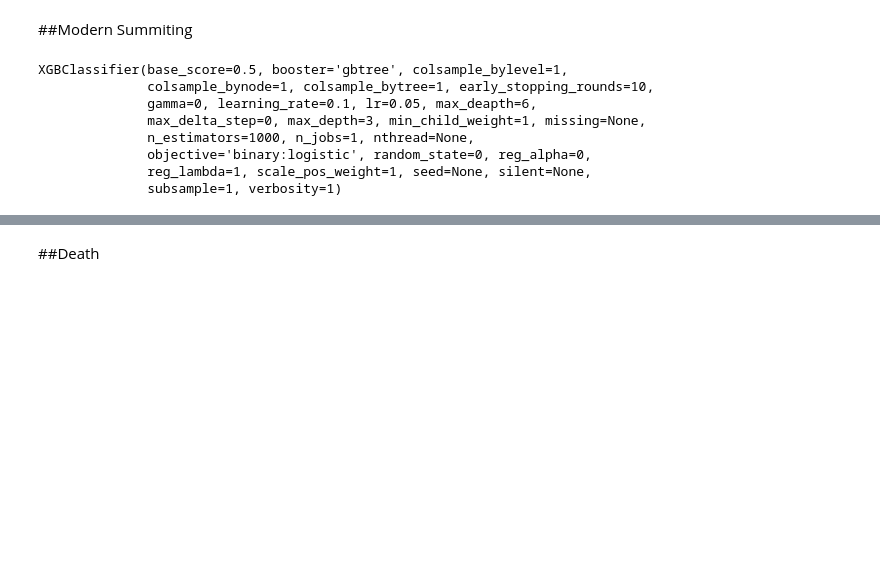
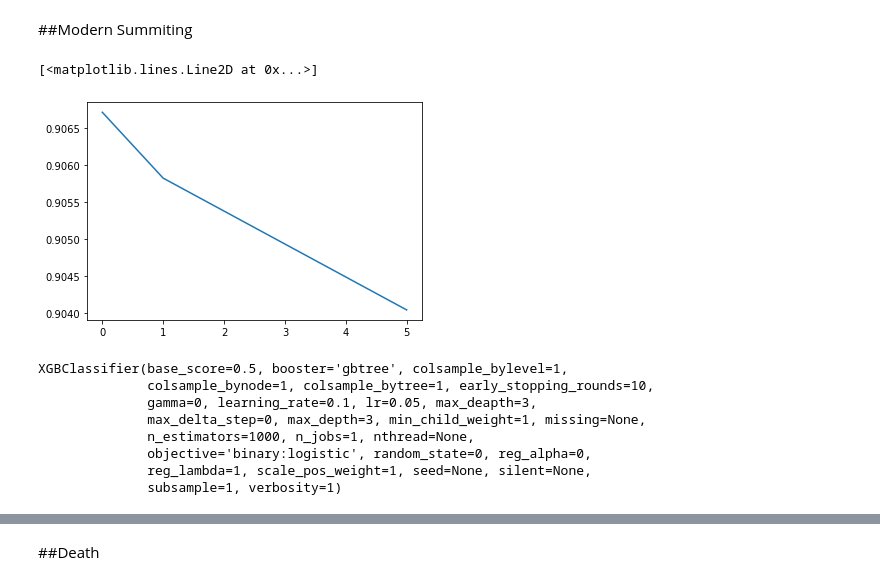
Before and after one commit to Benjamincollins42/everest_pred_proj, a Jupyter notebook: modeling.ipynb, the cells around one changed output, grey strips where cells are left out. Cells and saved outputs as stored; diff of their text form; code cells hidden in the pictures; blank space fills up the shorter version.

Commit message:
Optimised modern summiting model for accuracy

```diff
--- a/modeling.ipynb
+++ b/modeling.ipynb
@@ -152,20 +152,49 @@ F-measure: 0.9117505995203837
 X_mod_summit_train,X_mod_summit_valid,y_mod_summit_train,y_mod_summit_valid = (
     train_test_split(X_mod, y_mod_summit, train_size=0.8, test_size=0.2,
                      random_state=0))
+# %%
+# model tuning
+# n_estimators 650 peak
+# early stopping rounds has no effect, keeping default
+# lr no effect keeping 0.05
+# subsample around 0.86
+# colsample_bytree around 0.65
+# gamma 0 is best
+
+acc = []
+for i in [0,1,5]:
+  temp_model = XGBClassifier(
+                             early_stopping_rounds=10,
+                             lr = 0.05,
+                             n_estimators=650,
+                             verbosity=1,
+                             max_deapth=3,
+                             subsample = 0.85,
+                             colsample_bytree = 0.65,
+                             gamma = i
+                             ).fit(X_mod_summit_train, y_mod_summit_train)
+  temp_predictions = temp_model.predict(X_mod_summit_valid)
+  acc.append(accuracy_score(y_mod_summit_valid, temp_predictions))
+
+plt.figure()
+plt.plot([0,1,5], acc)
+# %% [output]
+[<matplotlib.lines.Line2D at 0x...>]
+[figure, added]
 # %%
 summit_mod_model = XGBClassifier(
                              early_stopping_rounds=10,
                              lr = 0.05,
                              n_estimators=1000,
                              verbosity=1,
-                             max_deapth=6
+                             max_deapth=3,
                              )
 
 summit_mod_model.fit(X_mod_summit_train, y_mod_summit_train)
 # %% [output]
 XGBClassifier(base_score=0.5, booster='gbtree', colsample_bylevel=1,
               colsample_bynode=1, colsample_bytree=1, early_stopping_rounds=10,
-              gamma=0, learning_rate=0.1, lr=0.05, max_deapth=6,
+              gamma=0, learning_rate=0.1, lr=0.05, max_deapth=3,
               max_delta_step=0, max_depth=3, min_child_weight=1, missing=None,
               n_estimators=1000, n_jobs=1, nthread=None,
               objective='binary:logistic', random_state=0, reg_alpha=0,
```
Also changed, not shown: parts of 3 cells of this notebook.
